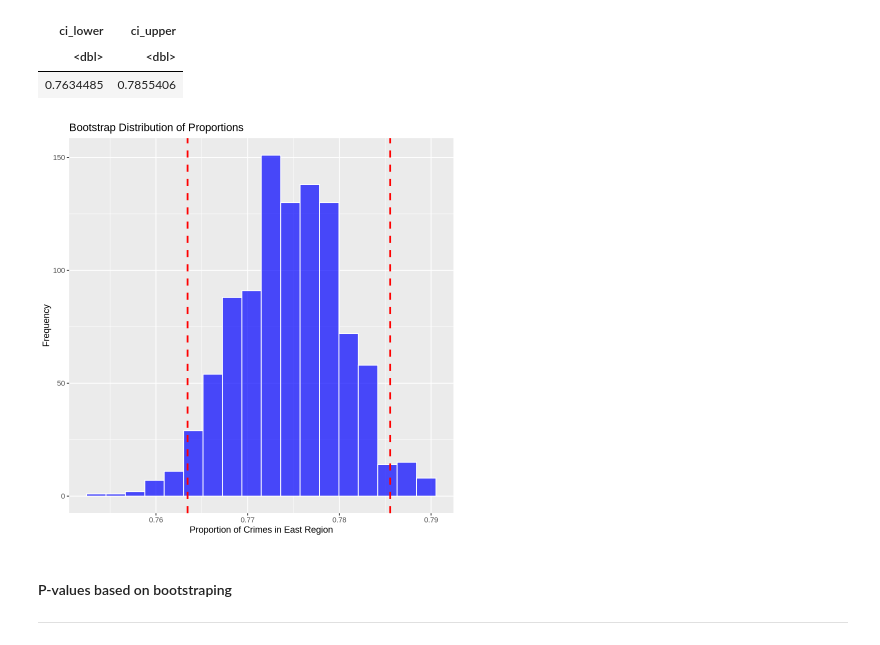
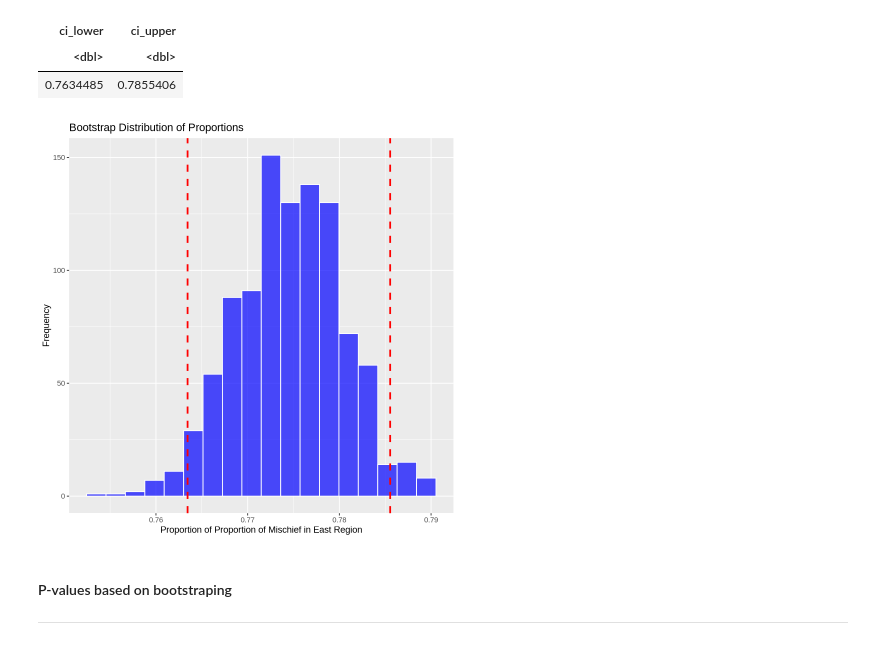
Before and after one commit to aradsab/Stat-201-Project, a Jupyter notebook: project.ipynb, the cells around one changed output. Cells and saved outputs as stored; diff of their text form; code cells hidden in the pictures.

```diff
--- a/project.ipynb
+++ b/project.ipynb
@@ -296,17 +371,17 @@ A tibble: 1 × 2
 # %%
 
 # Plot the histogram of proportions
 ggplot(props_btsp_ci_mis, aes(x = proportion)) +
   geom_histogram(bins = 18, fill = "blue", color = "white", alpha = 0.7) +
   labs(title = "Bootstrap Distribution of Proportions",
-       x = "Proportion of Crimes in East Region",
+       x = "Proportion of Proportion of Mischief in East Region",
        y = "Frequency") +
 
   # Add vertical lines for the confidence intervals
   geom_vline(xintercept = ci_intervals_mis$ci_lower, linetype = "dashed", color = "red", size = 1) +
   geom_vline(xintercept = ci_intervals_mis$ci_upper, linetype = "dashed", color = "red", size = 1)
 # %% [output]
-[figure, old version]
+[figure, new version]
 # %% [markdown]
 
 #### P-values based on bootstraping
```
Also changed, not shown: parts of 17 cells of this notebook.
